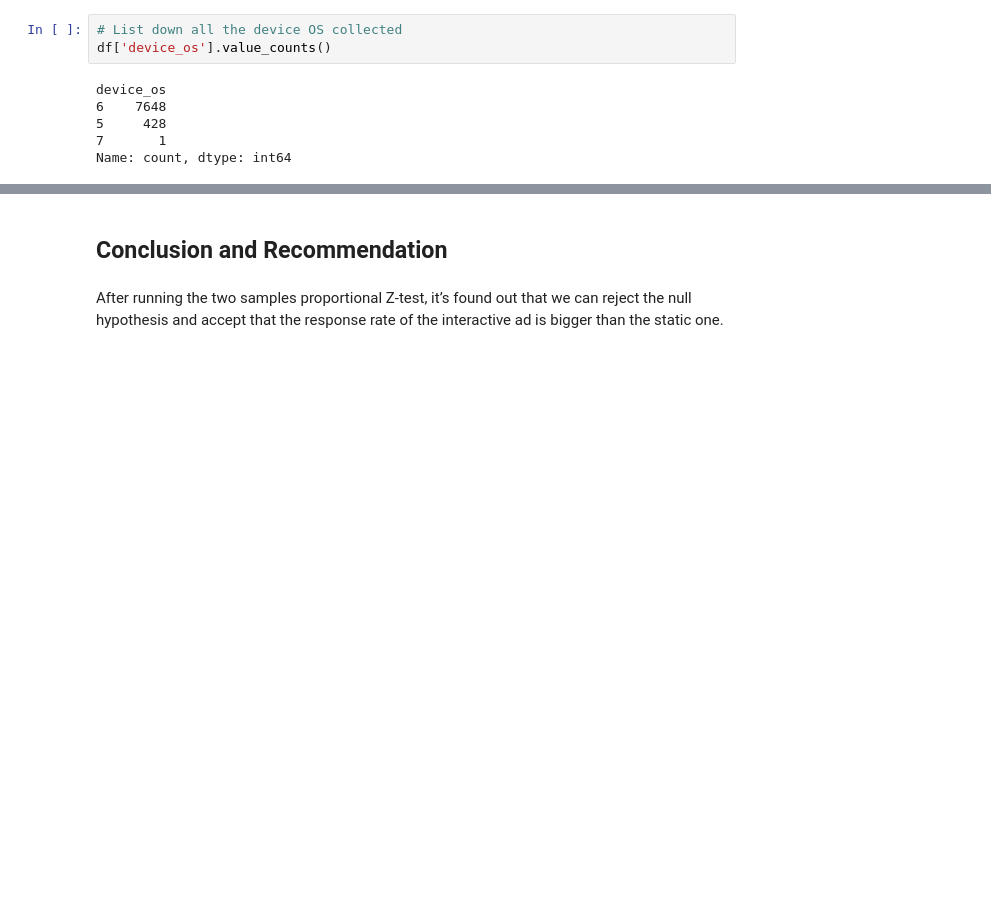
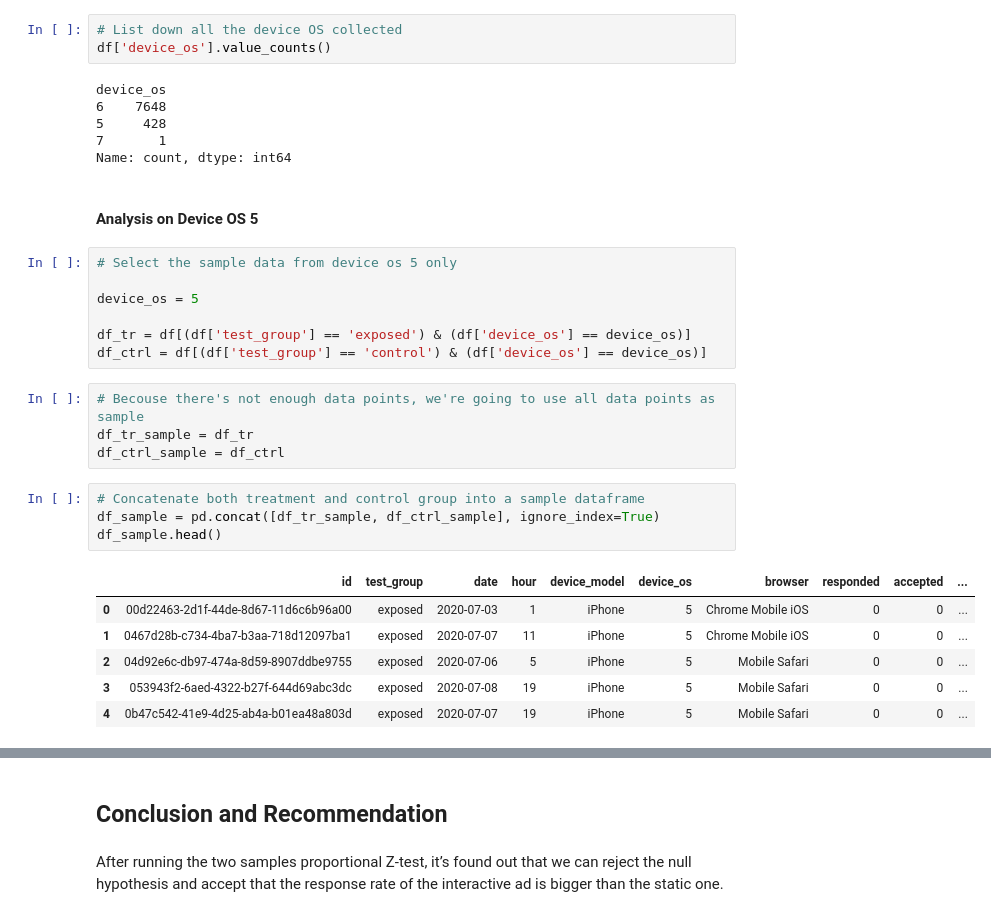
Before and after one commit to bagusfarisa/ab-testing-digital-ad, a Jupyter notebook: ab_test.ipynb, the cells around one changed output, grey strips where cells are left out. Cells and saved outputs as stored; diff of their text form; blank space fills up the shorter version.

```diff
--- a/ab_test.ipynb
+++ b/ab_test.ipynb
@@ -391,3 +529,27 @@ device_os
 5     428
 7       1
 Name: count, dtype: int64
+# %% [markdown]
+#### Analysis on Device OS 5
+# %%
+# Select the sample data from device os 5 only
+
+device_os = 5
+
+df_tr = df[(df['test_group'] == 'exposed') & (df['device_os'] == device_os)]
+df_ctrl = df[(df['test_group'] == 'control') & (df['device_os'] == device_os)]
+# %%
+# Becouse there's not enough data points, we're going to use all data points as sample
+df_tr_sample = df_tr
+df_ctrl_sample = df_ctrl
+# %%
+# Concatenate both treatment and control group into a sample dataframe
+df_sample = pd.concat([df_tr_sample, df_ctrl_sample], ignore_index=True)
+df_sample.head()
+# %% [output]
+|  | id | test_group | date | hour | device_model | device_os | browser | responded | accepted | ... |
+| 0 | 00d22463-2d1f-44de-8d67-11d6c6b96a00 | exposed | 2020-07-03 | 1 | iPhone | 5 | Chrome Mobile iOS | 0 | 0 | ... |
+| 1 | 0467d28b-c734-4ba7-b3aa-718d12097ba1 | exposed | 2020-07-07 | 11 | iPhone | 5 | Chrome Mobile iOS | 0 | 0 | ... |
+| 2 | 04d92e6c-db97-474a-8d59-8907ddbe9755 | exposed | 2020-07-06 | 5 | iPhone | 5 | Mobile Safari | 0 | 0 | ... |
+| 3 | 053943f2-6aed-4322-b27f-644d69abc3dc | exposed | 2020-07-08 | 19 | iPhone | 5 | Mobile Safari | 0 | 0 | ... |
+| 4 | 0b47c542-41e9-4d25-ab4a-b01ea48a803d | exposed | 2020-07-07 | 19 | iPhone | 5 | Mobile Safari | 0 | 0 | ... |
```
Also changed, not shown: parts of 49 cells of this notebook.
